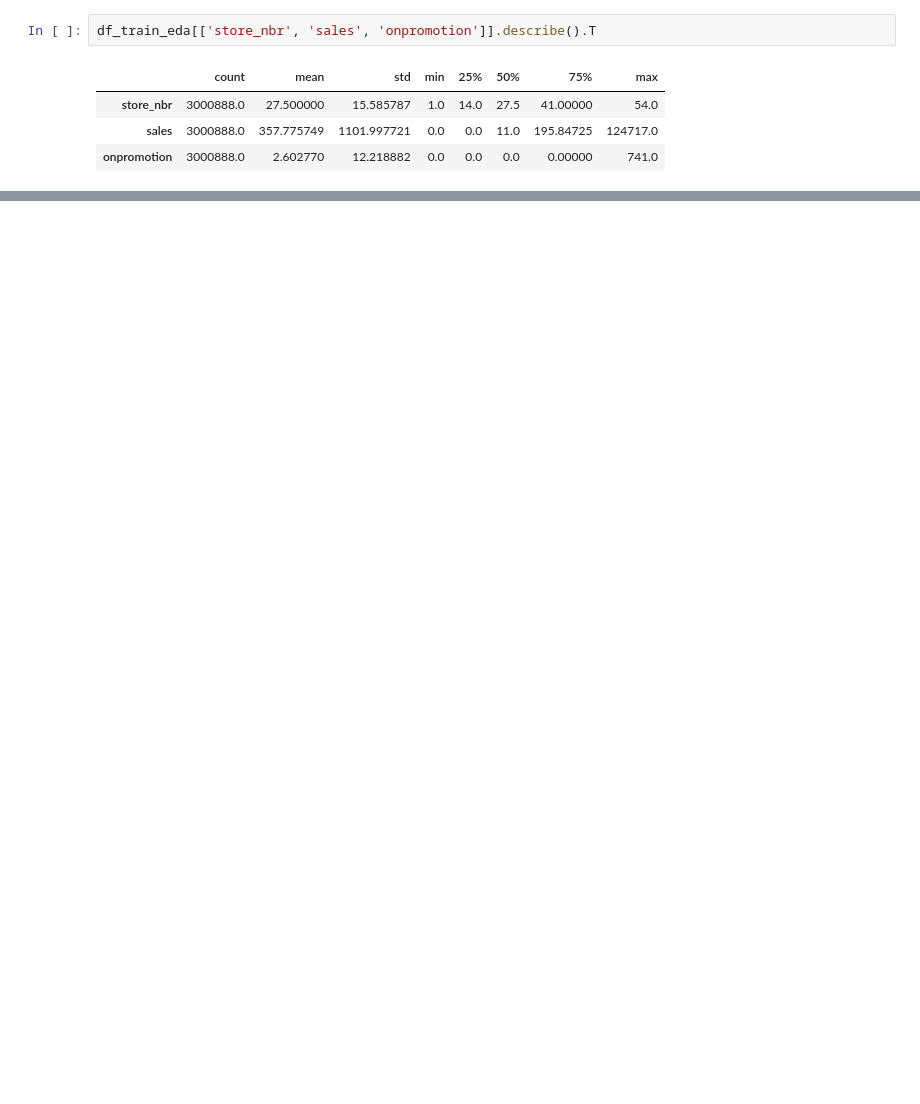
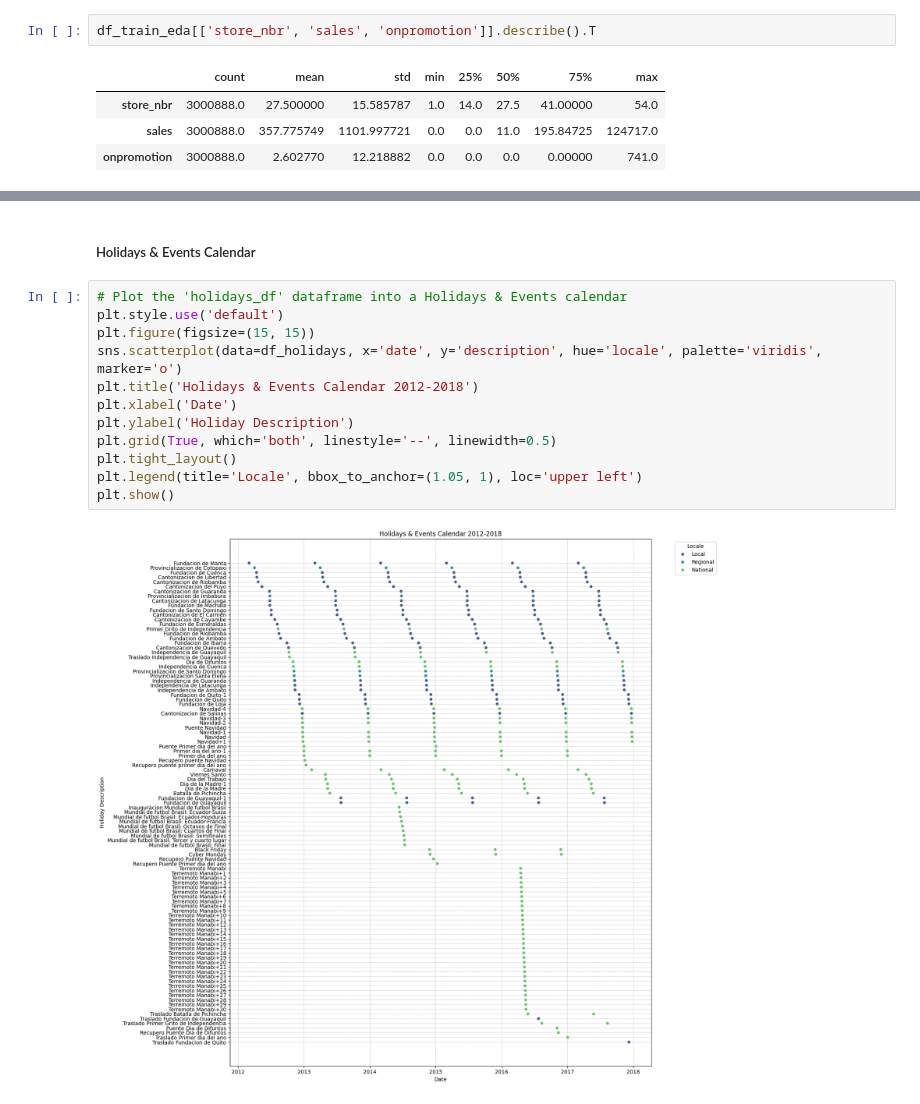
Before and after one commit to worlakuma/Time_Series_Analysis, a Jupyter notebook: Notebook/TS_Forecasting_Project.ipynb, the cells around one changed output, grey strips where cells are left out. Cells and saved outputs as stored; diff of their text form; blank space fills up the shorter version.

```diff
--- a/Notebook/TS_Forecasting_Project.ipynb
+++ b/Notebook/TS_Forecasting_Project.ipynb
@@ -779,0 +806,16 @@ df_train_eda.describe(include='object').T
+# %% [markdown]
+##### Holidays & Events Calendar
+# %%
+# Plot the 'holidays_df' dataframe into a Holidays & Events calendar
+plt.style.use('default')
+plt.figure(figsize=(15, 15))
+sns.scatterplot(data=df_holidays, x='date', y='description', hue='locale', palette='viridis', marker='o')
+plt.title('Holidays & Events Calendar 2012-2018')
+plt.xlabel('Date')
+plt.ylabel('Holiday Description')
+plt.grid(True, which='both', linestyle='--', linewidth=0.5)
+plt.tight_layout()
+plt.legend(title='Locale', bbox_to_anchor=(1.05, 1), loc='upper left')
+plt.show()
+# %% [output]
+[figure, added]
```
Also changed, not shown: parts of 55 cells of this notebook.
